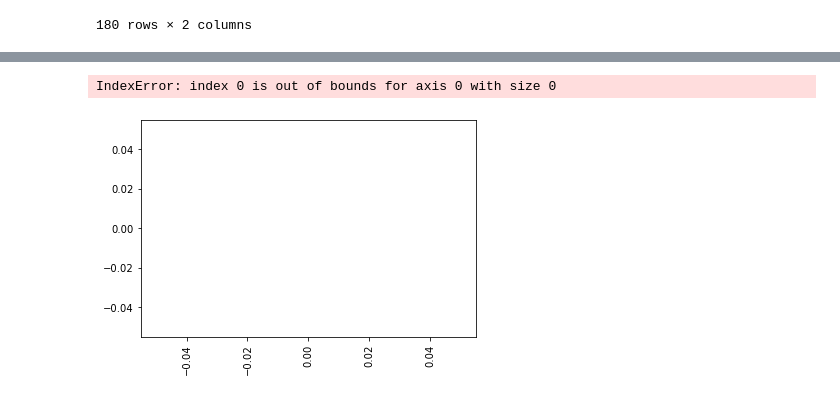
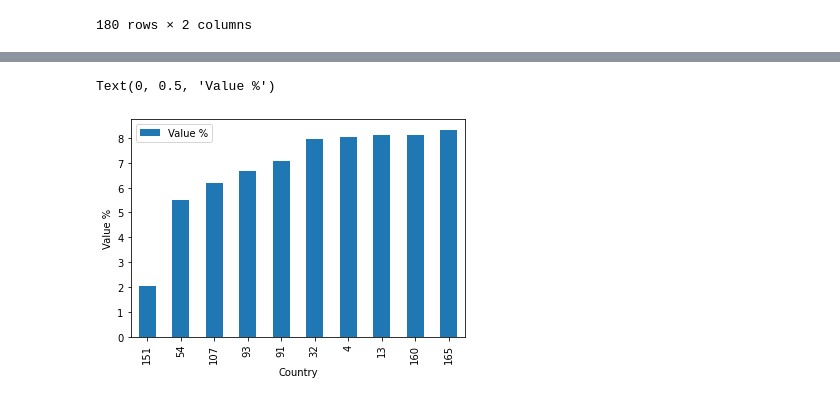
Before and after one commit to pamhinostroza/Project_1, a Jupyter notebook: Project_Main.ipynb, the cells around one changed output, grey strips where cells are left out. Saved outputs shown, nothing was run; the diff lists cells and outputs as text; code cells hidden in the pictures.

```diff
--- a/Project_Main.ipynb
+++ b/Project_Main.ipynb
@@ -93,14 +84,8 @@ merged_exp
-# %%
-merged_exp['Country'].value_counts().plot(kind='bar')
-plt.xlabel('Country')
-plt.ylabel('Value %')
-#plt.tight_layout()
-# x_values=ed_exp_mean['Country']
-# y_values=ed_exp_mean['Value %']
-# plt.scatter(x_values,y_values,edgecolor='black', alpha=0.75)
-# plt.title('Country Education Expenditure')
-# plt.xlabel('Country')
-# plt.ylabel('Governemnt Expenditure %')
-# %% [output]
-IndexError: index 0 is out of bounds for axis 0 with size 0
-[figure, removed]
+# %%
+#adviced to separate bottom 10 from top 10 in bar graphs and do a histogram
+bottom_10.plot(kind='bar')
+plt.xlabel('Country')
+plt.ylabel('Value %')
+# %% [output]
+Text(0, 0.5, 'Value %')
+[figure, added]
```
Also changed, not shown: parts of 5 cells of this notebook.
